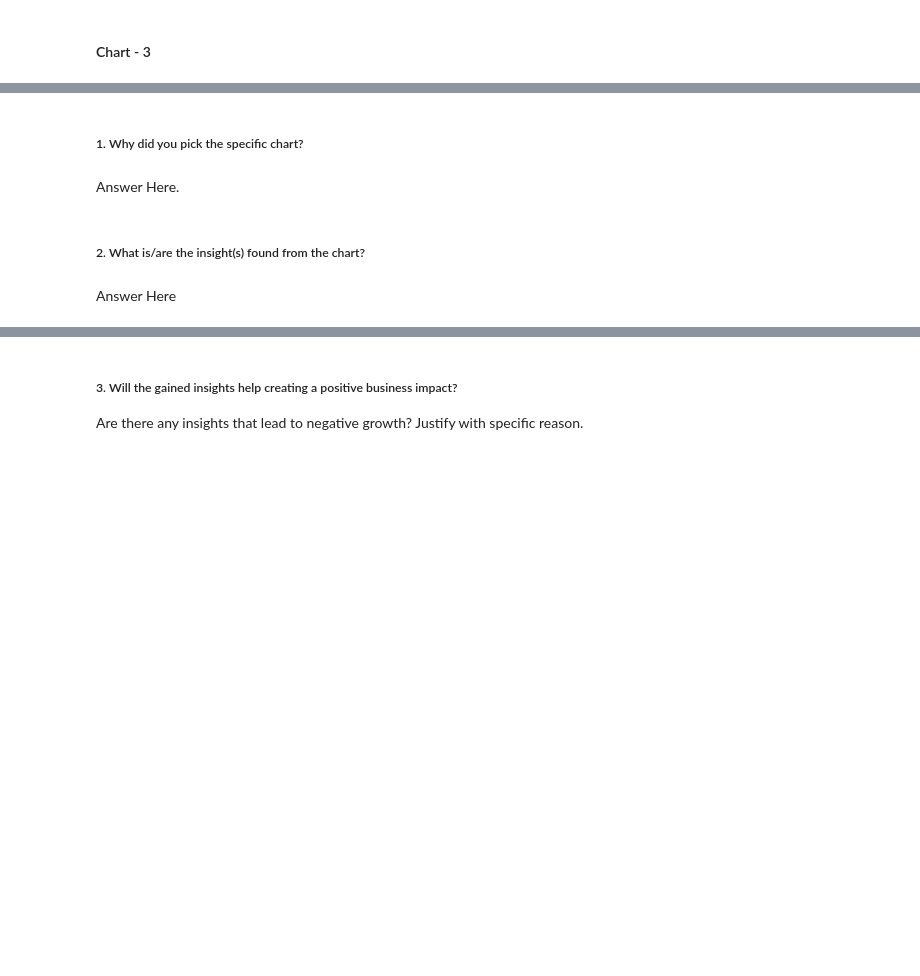
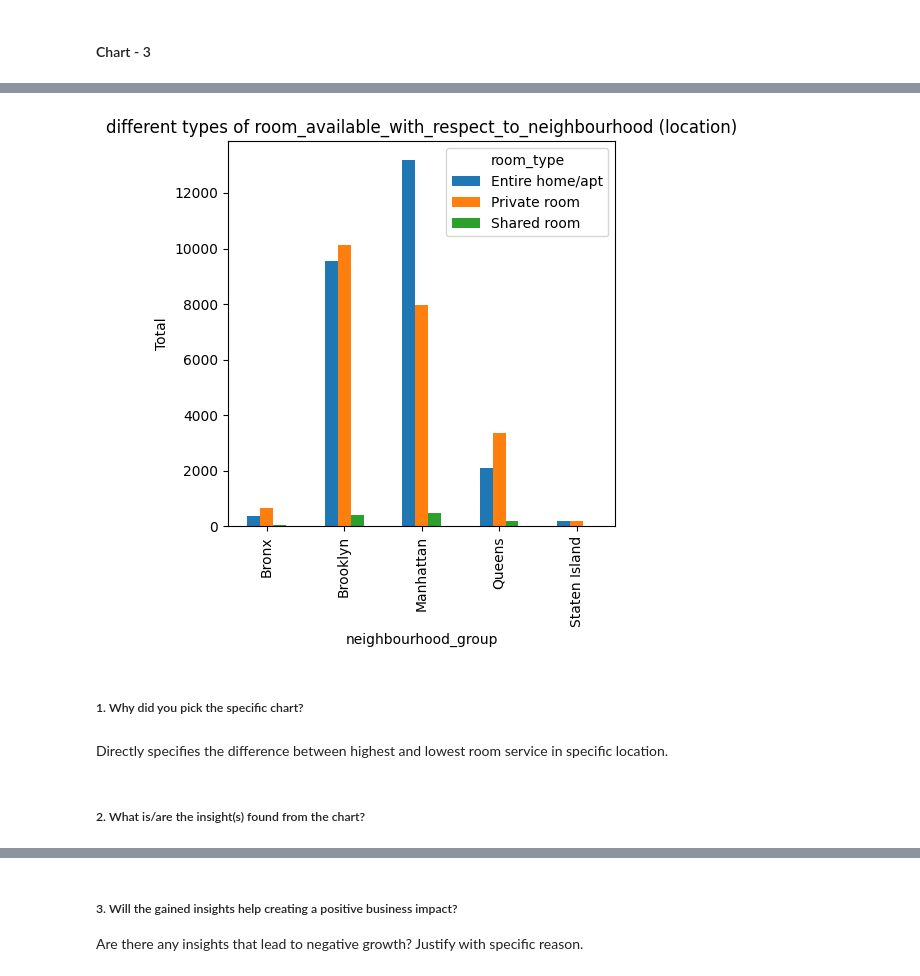
Before and after one commit to nikhilthenge/Airbnb_analysis, a Jupyter notebook: Airbnb_analysis_EDA.ipynb, the cells around one changed output, grey strips where cells are left out. Cells and saved outputs as stored; diff of their text form; code cells hidden in the pictures; blank space fills up the shorter version.

```diff
--- a/Airbnb_analysis_EDA.ipynb
+++ b/Airbnb_analysis_EDA.ipynb
@@ -870,0 +912,6 @@ Answer Here
+# %%
+# Chart - 3 visualization code
+room_with_respect_to_neighbourhood =df.groupby(['neighbourhood_group','room_type'])['id'].count().reset_index().rename(columns={'id':'Total'})
+#(7) room_with_respect_to_neighbourhood check here in form of pivot table
+pivot=room_with_respect_to_neighbourhood.pivot(index='neighbourhood_group', columns='room_type', values='Total' )
+pivot
@@ -871,8 +926,16 @@ Answer Here
+# %%
+#(7) different types of room_available_with_respect_to_neighbourhood (location) check here in form of pivot table
+
+pivot.plot(kind='bar')
+plt.title('different types of room_available_with_respect_to_neighbourhood (location)')
+plt.xlabel('neighbourhood_group')
+plt.ylabel('Total')
+plt.show()
+# %% [output]
+[figure, added]
 # %% [markdown]
 ##### 1. Why did you pick the specific chart?
-# %% [markdown]
-Answer Here.
+# %% [markdown]
+Directly specifies the difference between highest and lowest room service in specific location.
 # %% [markdown]
 ##### 2. What is/are the insight(s) found from the chart?
-# %% [markdown]
-Answer Here
```
Also changed, not shown: parts of 60 cells of this notebook.
